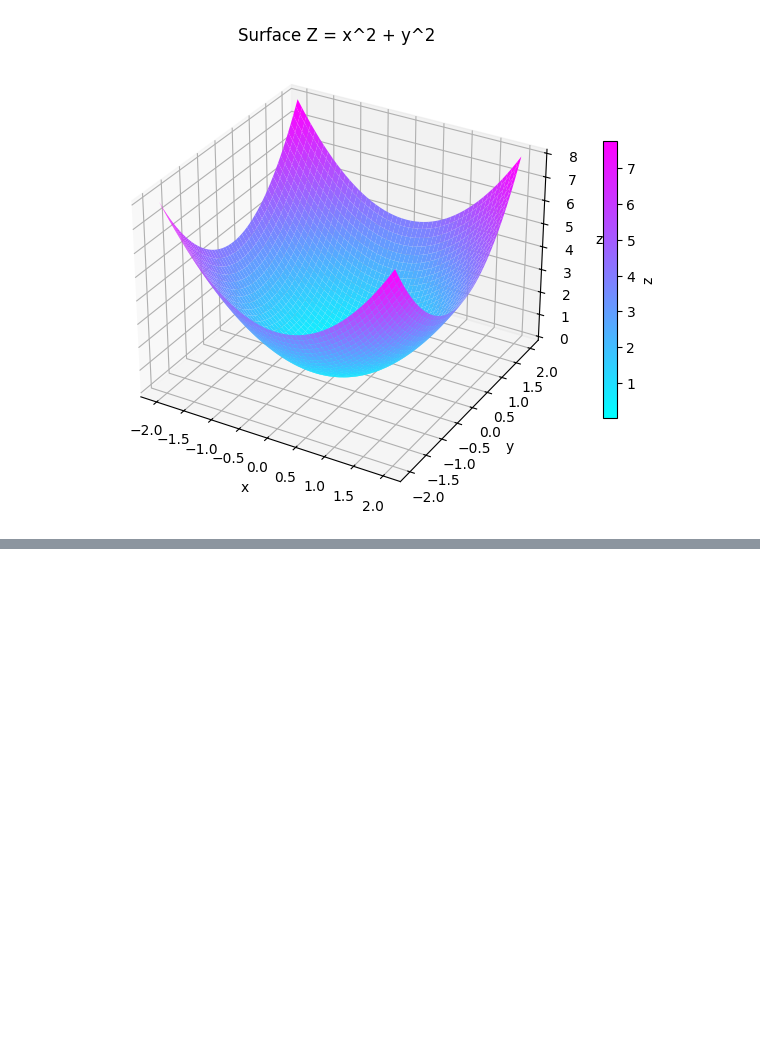
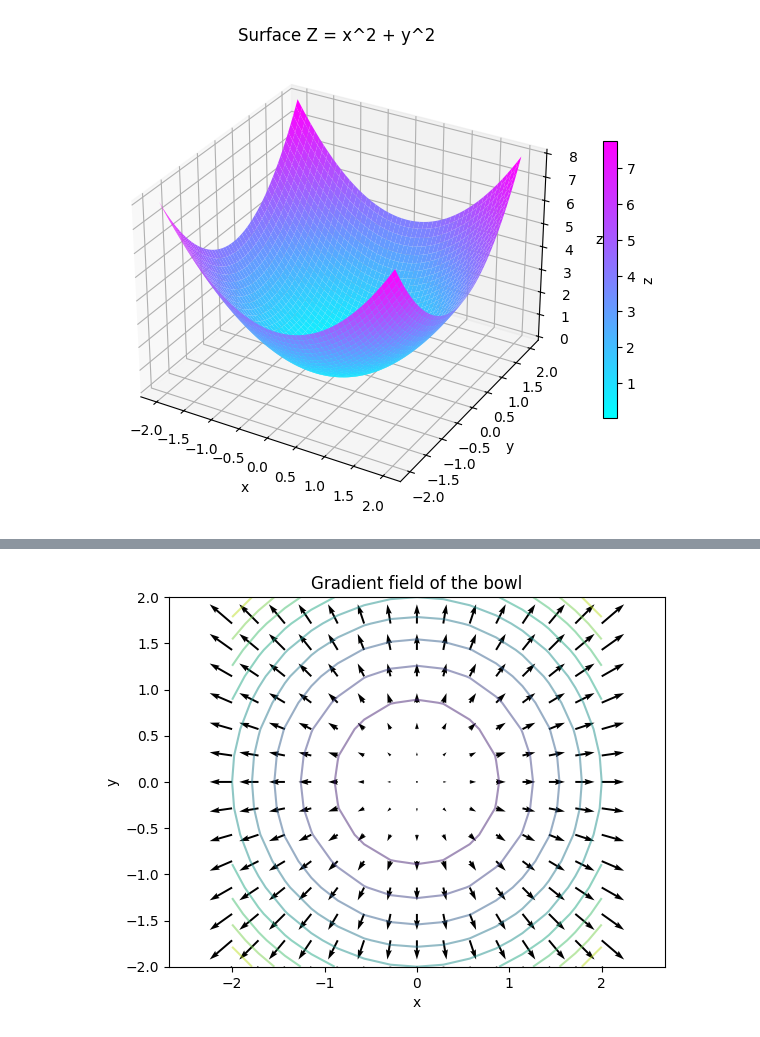
Before and after one commit to JayZeus999/Math-For-ML, a Jupyter notebook: cto-school/02b_surfaces_contours_fields.ipynb, the cells around one changed output, grey strips where cells are left out. Cells and saved outputs as stored; diff of their text form; code cells hidden in the pictures; blank space fills up the shorter version.

Commit message:
Draw the quiver field of the bowl on a coarse grid

```diff
--- a/cto-school/02b_surfaces_contours_fields.ipynb
+++ b/cto-school/02b_surfaces_contours_fields.ipynb
@@ -310,0 +316,19 @@ plt.show()
+# %%
+x = np.linspace(-2, 2, 15)
+y = np.linspace(-2, 2, 15)
+X, Y = np.meshgrid(x, y)
+
+Z = (X ** 2) + (Y ** 2)
+
+U = 2 * X
+V = 2 * Y
+
+plt.figure()
+plt.contour(X, Y, Z, levels=12, alpha=0.5)
+plt.quiver(X, Y, U, V, color="black")
+plt.title("Gradient field of the bowl")
+plt.xlabel("x"); plt.ylabel("y")
+plt.axis("equal")
+plt.show()
+# %% [output]
+[figure, added]
```
Also changed, not shown: parts of 2 cells of this notebook.
